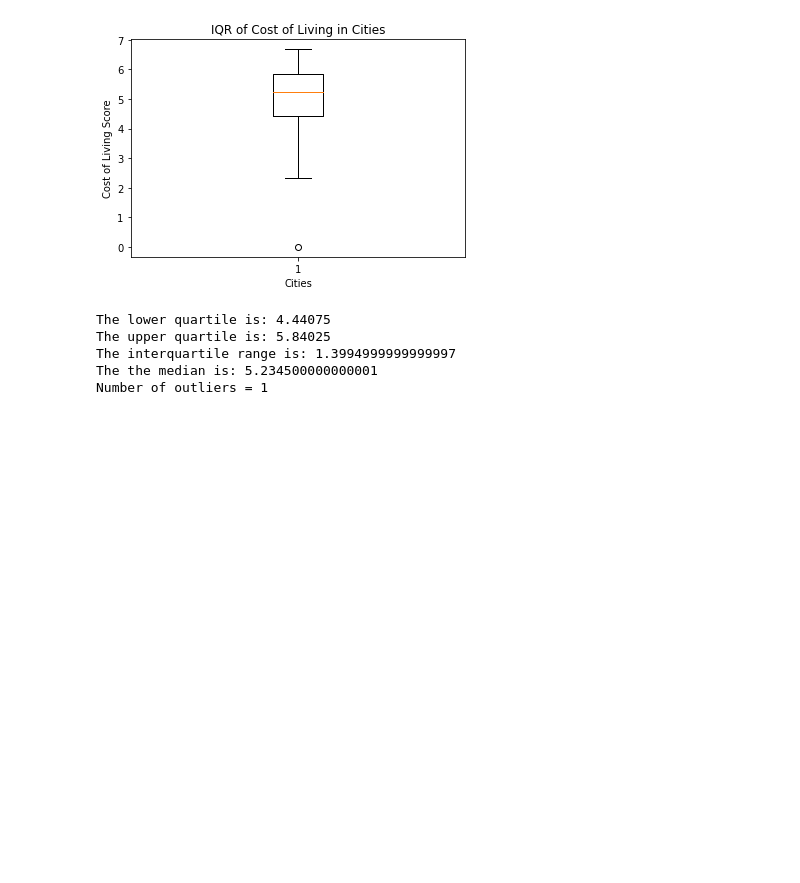
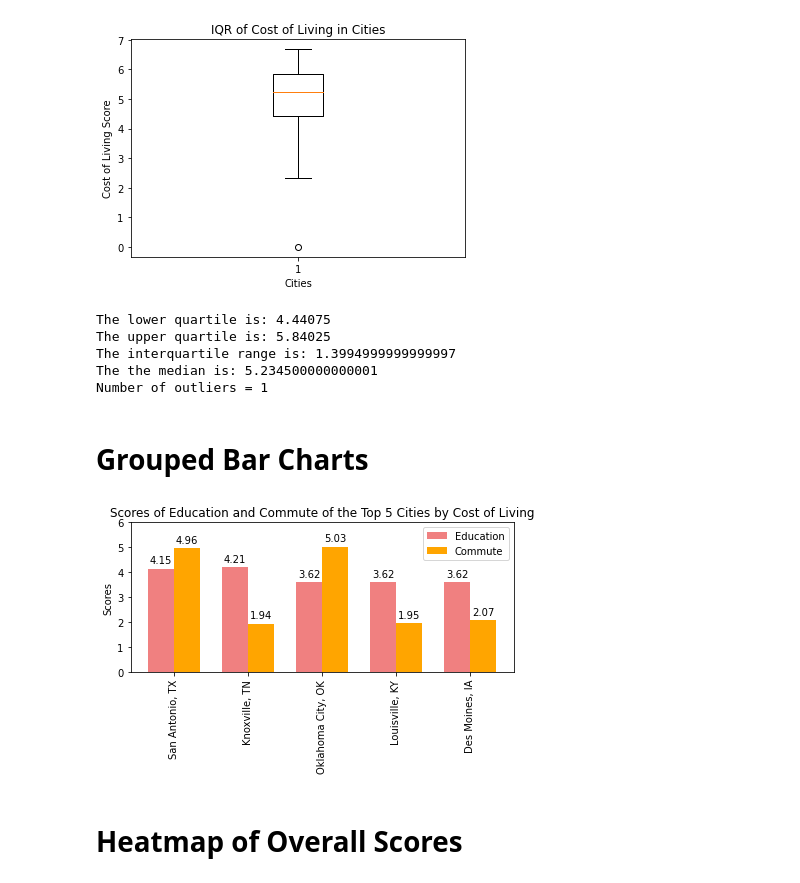
Before and after one commit to mariahart1/project1, a Jupyter notebook: charts.ipynb, the cells around one changed output. Cells and saved outputs as stored; diff of their text form; code cells hidden in the pictures; blank space fills up the shorter version.

```diff
--- a/charts.ipynb
+++ b/charts.ipynb
@@ -171,3 +173,35 @@ The upper quartile is: 5.84025
 The interquartile range is: 1.3994999999999997
 The the median is: 5.234500000000001
 Number of outliers = 1
+# %% [markdown]
+# Grouped Bar Charts
+# %%
+top_cost = city_scores.sort_values('Cost of Living', ascending=False).head(5)
+labels = top_cost['City']
+edu_scores = round(top_cost['Education'],2)
+commute_scores = round(top_cost['Commute'],2)
+
+x = np.arange(len(labels))  # the label locations
+width = 0.35  # the width of the bars
+fig, ax = plt.subplots()
+fig.patch.set_facecolor('white')
+rects1 = ax.bar(x - width/2, edu_scores, width, label='Education', color='lightcoral')
+rects2 = ax.bar(x + width/2, commute_scores, width, label='Commute', color='orange')
+
+# Add some text for labels, title and custom x-axis tick labels, etc.
+ax.set_ylabel('Scores')
+ax.set_title('Scores of Education and Commute of the Top 5 Cities by Cost of Living')
+ax.set_xticks(x, labels, rotation = 90)
+ax.set_ylim(0,6)
+ax.legend()
+
+ax.bar_label(rects1, padding=3)
+ax.bar_label(rects2, padding=3)
+
+fig.tight_layout()
+plt.savefig("Images/EducationVsCommute.png", bbox_inches="tight")
+plt.show()
+# %% [output]
+[figure, added]
+# %% [markdown]
+# Heatmap of Overall Scores
```
Also changed, not shown: parts of 2 cells of this notebook, 1 other file.
